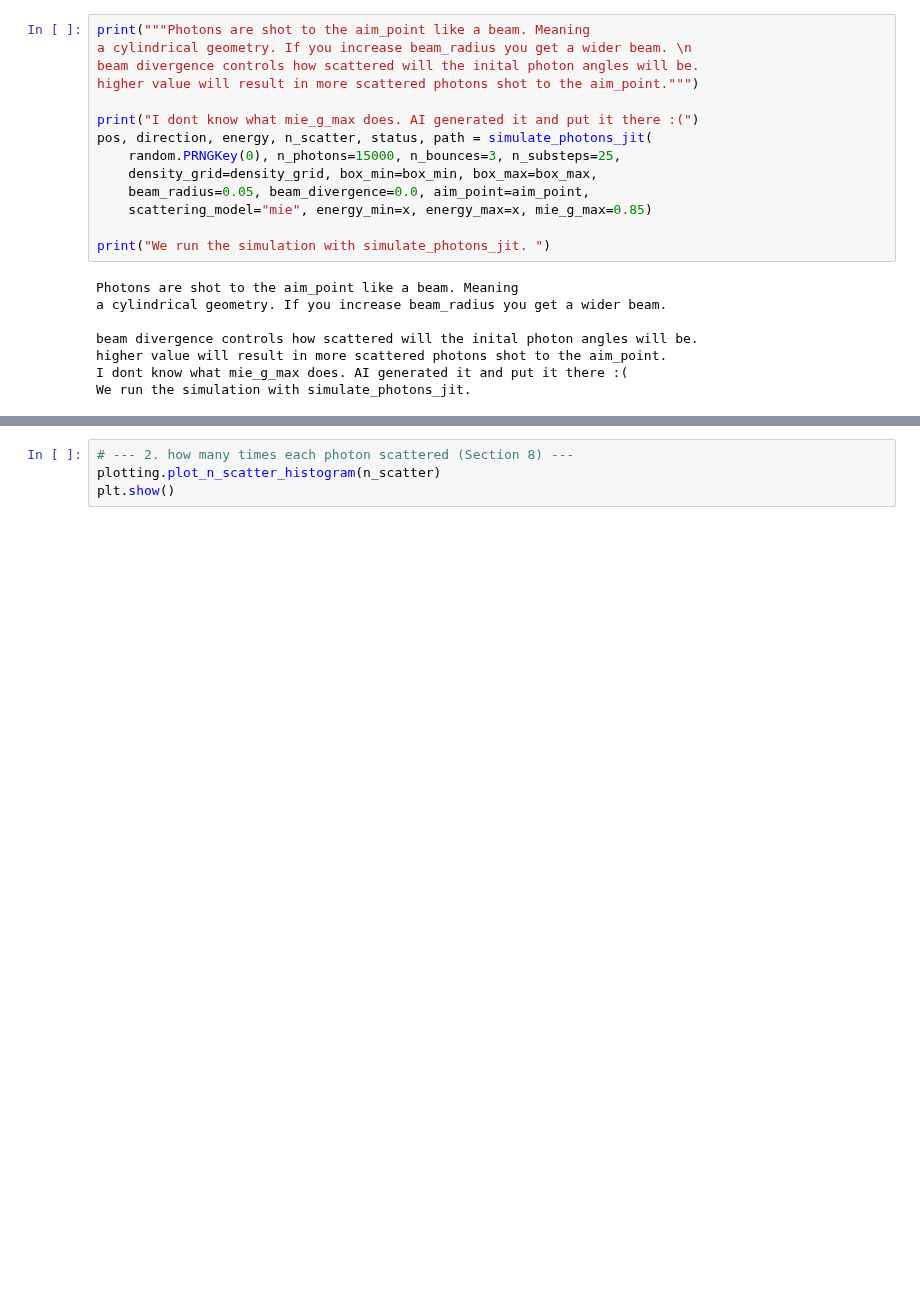
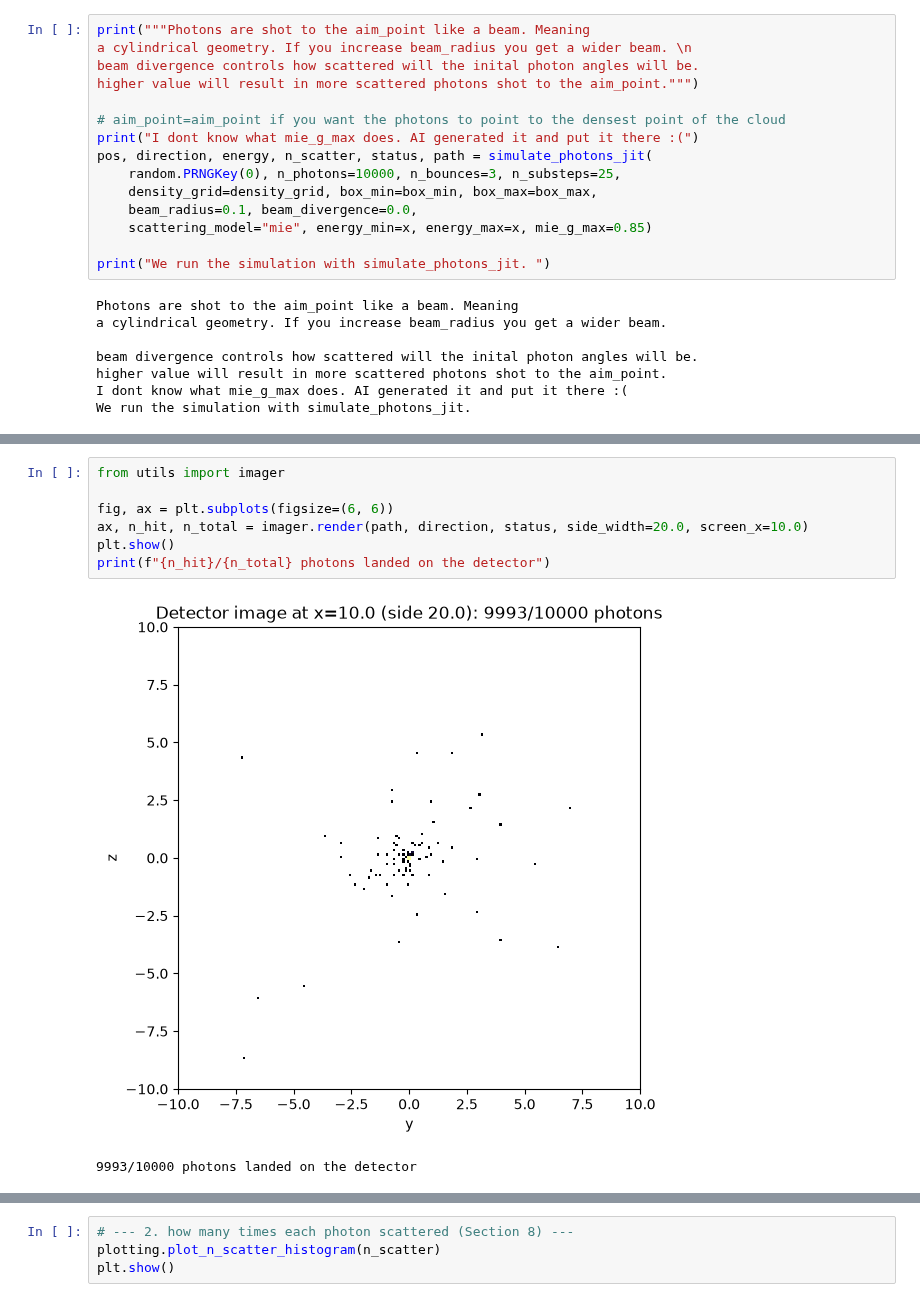
Before and after one commit to AhmedAbdullahAbbasi/dsh-ray-tracing-3, a Jupyter notebook: monte_carlo_rt.ipynb, the cells around one changed output, grey strips where cells are left out. Saved outputs shown, nothing was run; the diff lists cells and outputs as text; blank space fills up the shorter version.

```diff
--- a/monte_carlo_rt.ipynb
+++ b/monte_carlo_rt.ipynb
@@ -141,11 +141,12 @@ a cylindrical geometry. If you increase beam_radius you get a wider beam. \n
 beam divergence controls how scattered will the inital photon angles will be.
 higher value will result in more scattered photons shot to the aim_point.""")
 
+# aim_point=aim_point if you want the photons to point to the densest point of the cloud
 print("I dont know what mie_g_max does. AI generated it and put it there :(")
 pos, direction, energy, n_scatter, status, path = simulate_photons_jit(
-    random.PRNGKey(0), n_photons=15000, n_bounces=3, n_substeps=25,
+    random.PRNGKey(0), n_photons=10000, n_bounces=3, n_substeps=25,
     density_grid=density_grid, box_min=box_min, box_max=box_max,
-    beam_radius=0.05, beam_divergence=0.0, aim_point=aim_point,
+    beam_radius=0.1, beam_divergence=0.0,
     scattering_model="mie", energy_min=x, energy_max=x, mie_g_max=0.85)
 
 print("We run the simulation with simulate_photons_jit. ")
@@ -174,0 +179,10 @@ what happened.
+# %%
+from utils import imager
+
+fig, ax = plt.subplots(figsize=(6, 6))
+ax, n_hit, n_total = imager.render(path, direction, status, side_width=20.0, screen_x=10.0)
+plt.show()
+print(f"{n_hit}/{n_total} photons landed on the detector")
+# %% [output]
+[figure, added]
+9993/10000 photons landed on the detector
```
Also changed, not shown: parts of 5 cells of this notebook, 1 other file.
